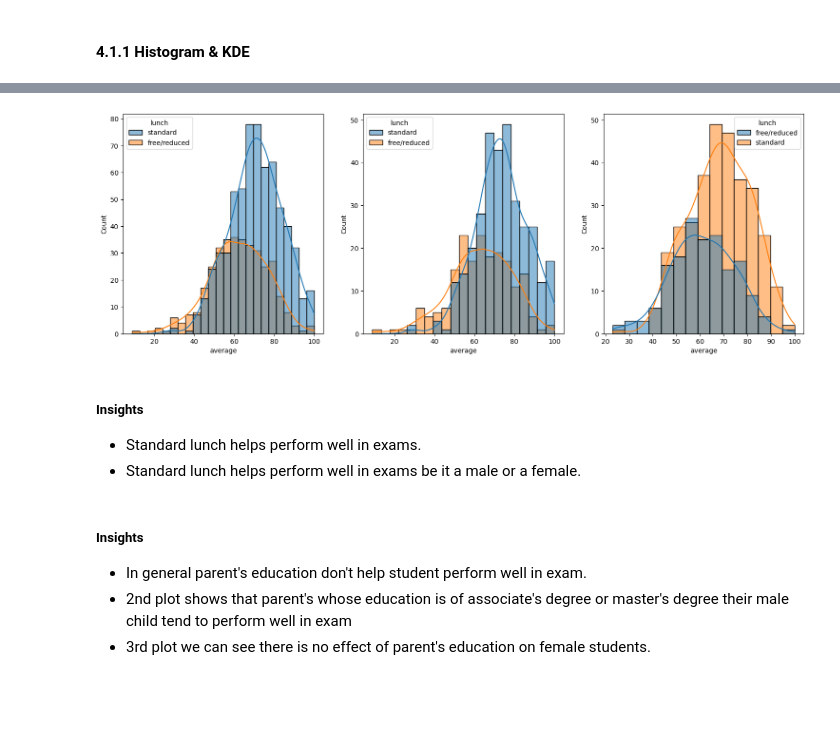
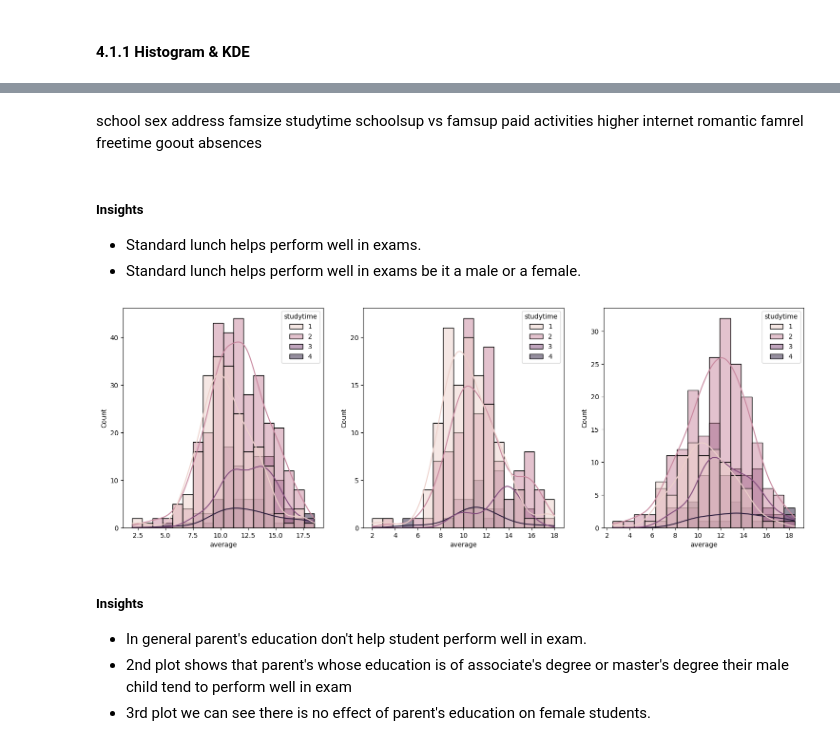
Before and after one commit to vuxminhan/Student-score-predictor, a Jupyter notebook: notebook/1 . EDA STUDENT PERFORMANCE .ipynb, the cells around one changed output, grey strips where cells are left out. Saved outputs shown, nothing was run; the diff lists cells and outputs as text; code cells hidden in the pictures; blank space fills up the shorter version.

```diff
--- a/notebook/1 . EDA STUDENT PERFORMANCE .ipynb
+++ b/notebook/1 . EDA STUDENT PERFORMANCE .ipynb
@@ -357,14 +375,19 @@ plt.show()
-# %%
-plt.subplots(1,3,figsize=(25,6))
-plt.subplot(141)
-sns.histplot(data=df,x='average',kde=True,hue='lunch')
-plt.subplot(142)
-sns.histplot(data=df[df.gender=='female'],x='average',kde=True,hue='lunch')
-plt.subplot(143)
-sns.histplot(data=df[df.gender=='male'],x='average',kde=True,hue='lunch')
-plt.show()
-# %% [output]
-[figure, removed]
+# %% [markdown]
+school
+sex
+address
+famsize
+studytime
+schoolsup vs famsup
+paid
+activities
+higher
+internet
+romantic
+famrel
+freetime
+goout
+absences
 # %% [markdown]
 #####  Insights
 - Standard lunch helps perform well in exams.
@@ -372,12 +395,14 @@ plt.show()
 # %%
 plt.subplots(1,3,figsize=(25,6))
 plt.subplot(141)
-ax =sns.histplot(data=df,x='average',kde=True,hue='parental level of education')
+ax =sns.histplot(data=df_por,x='average',kde=True,hue='studytime')
 plt.subplot(142)
-ax =sns.histplot(data=df[df.gender=='male'],x='average',kde=True,hue='parental level of education')
+ax =sns.histplot(data=df_por[df_por.sex=='M'],x='average',kde=True,hue='studytime')
 plt.subplot(143)
-ax =sns.histplot(data=df[df.gender=='female'],x='average',kde=True,hue='parental level of education')
+ax =sns.histplot(data=df_por[df_por.sex=='F'],x='average',kde=True,hue='studytime')
 plt.show()
+# %% [output]
+[figure, added]
 # %% [markdown]
 #####  Insights
 - In general parent's education don't help student perform well in exam.
```
Also changed, not shown: parts of 17 cells of this notebook, 21 other files.
